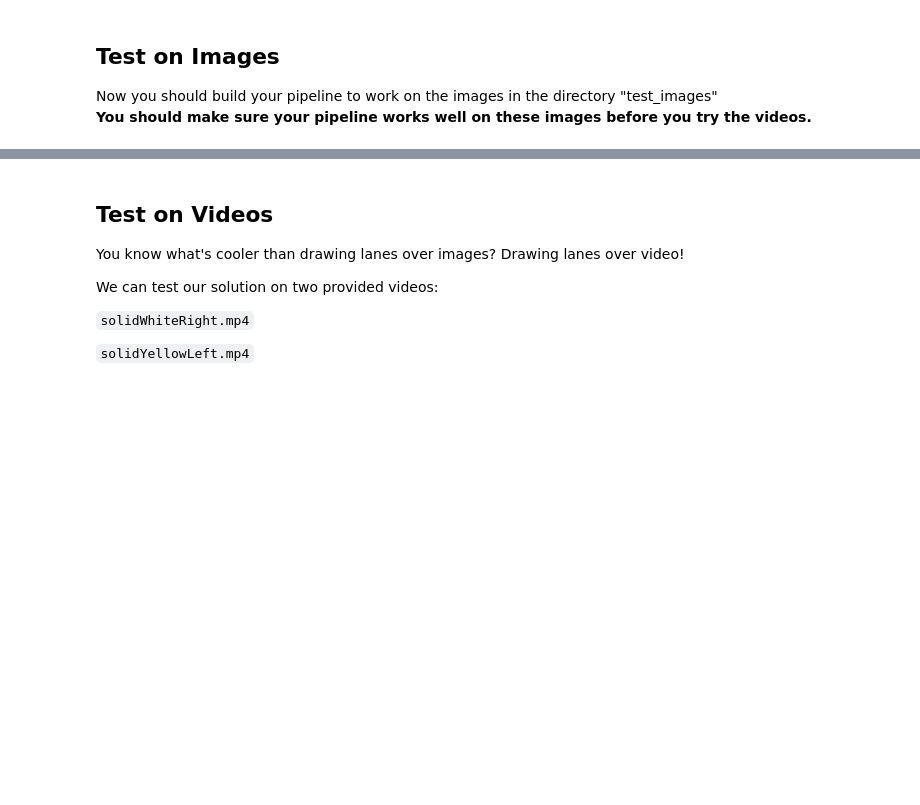
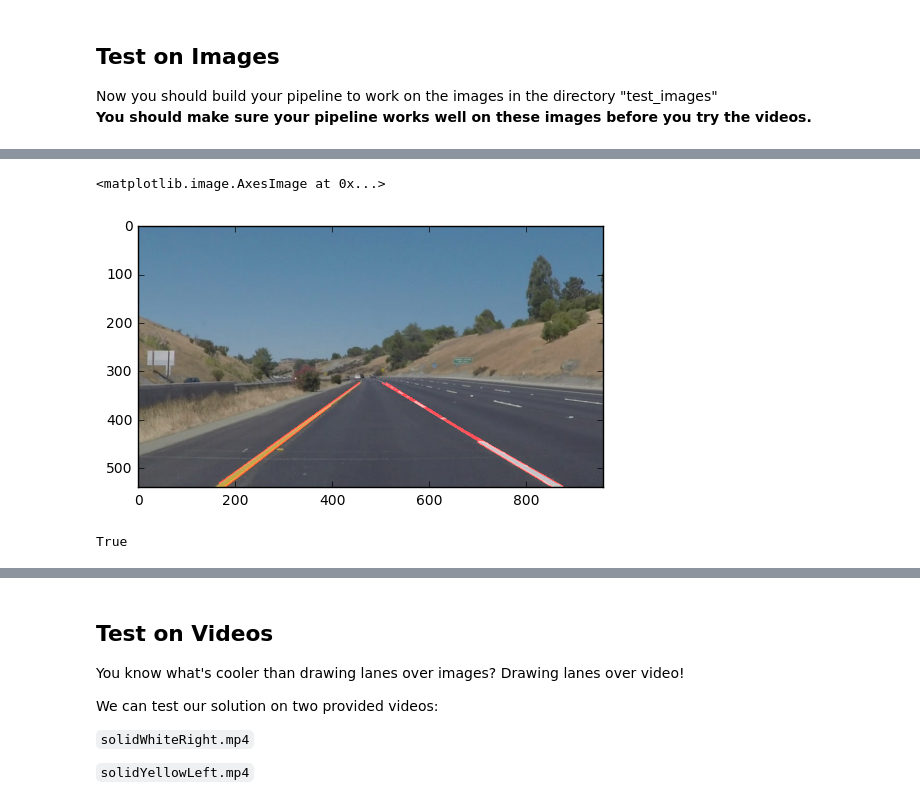
Before and after one commit to Martijnde/Jupyter_Portfolio, a Jupyter notebook: SDCEND P1 Finding Lane lines.ipynb, the cells around one changed output, grey strips where cells are left out. Cells and saved outputs as stored; diff of their text form; code cells hidden in the pictures; blank space fills up the shorter version.

```diff
--- a/SDCEND P1 Finding Lane lines.ipynb
+++ b/SDCEND P1 Finding Lane lines.ipynb
@@ -288,0 +247,11 @@ NameError: name 'mpimg' is not defined
+# %%
+image = mpimg.imread('test_images/solidYellowCurve2.jpg')
+plt.imshow(process_image(image))
+# %% [output]
+<matplotlib.image.AxesImage at 0x...>
+[figure, added]
+# %%
+copy = cv2.imwrite('test_images/solidYellowCurve2_lane_marking.jpg', image)
+print(copy)
+# %% [output]
+True
```
Also changed, not shown: parts of 24 cells of this notebook.
